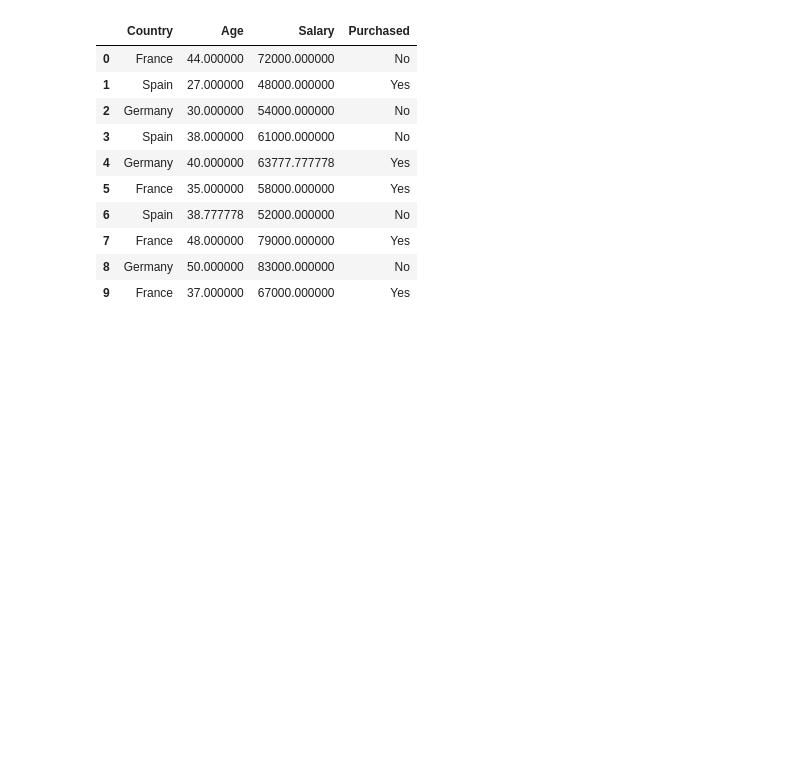
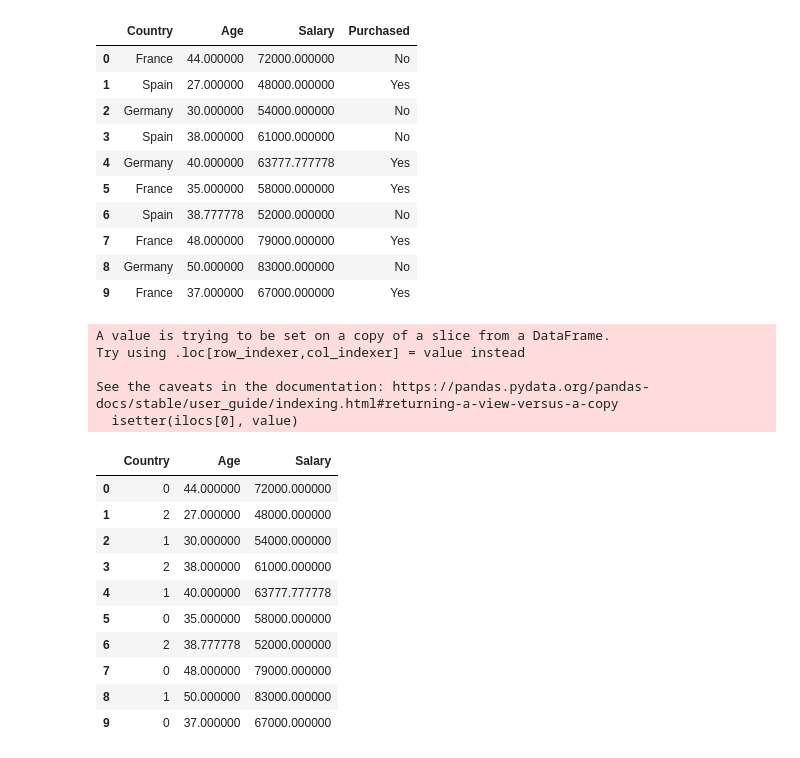
Before and after one commit to hemrajojha/CSC410, a Jupyter notebook: Unit_3.ipynb, the cells around one changed output. Saved outputs shown, nothing was run; the diff lists cells and outputs as text; code cells hidden in the pictures; blank space fills up the shorter version.

```diff
--- a/Unit_3.ipynb
+++ b/Unit_3.ipynb
@@ -159,0 +172,24 @@ Y = dataset.iloc[:,[3]]       #or Y=dataset.iloc[:,-1:]
+# %%
+#As you can see the first column contains data in text form. We can observe that there are 3 categories, France, Spain & Germany.
+#Now to convert this into numerical we can use following code:
+X.iloc[:,0] = lEncoder.fit_transform(X.iloc[:,0])
+# %% [output]
+A value is trying to be set on a copy of a slice from a DataFrame.
+Try using .loc[row_indexer,col_indexer] = value instead
+
+See the caveats in the documentation: https://pandas.pydata.org/pandas-docs/stable/user_guide/indexing.html#returning-a-view-versus-a-copy
+  isetter(ilocs[0], value)
+# %%
+X
+# %% [output]
+|  | Country | Age | Salary |
+| 0 | 0 | 44.000000 | 72000.000000 |
+| 1 | 2 | 27.000000 | 48000.000000 |
+| 2 | 1 | 30.000000 | 54000.000000 |
+| 3 | 2 | 38.000000 | 61000.000000 |
+| 4 | 1 | 40.000000 | 63777.777778 |
+| 5 | 0 | 35.000000 | 58000.000000 |
+| 6 | 2 | 38.777778 | 52000.000000 |
+| 7 | 0 | 48.000000 | 79000.000000 |
+| 8 | 1 | 50.000000 | 83000.000000 |
+| 9 | 0 | 37.000000 | 67000.000000 |
```
Also changed, not shown: parts of 32 cells of this notebook.
